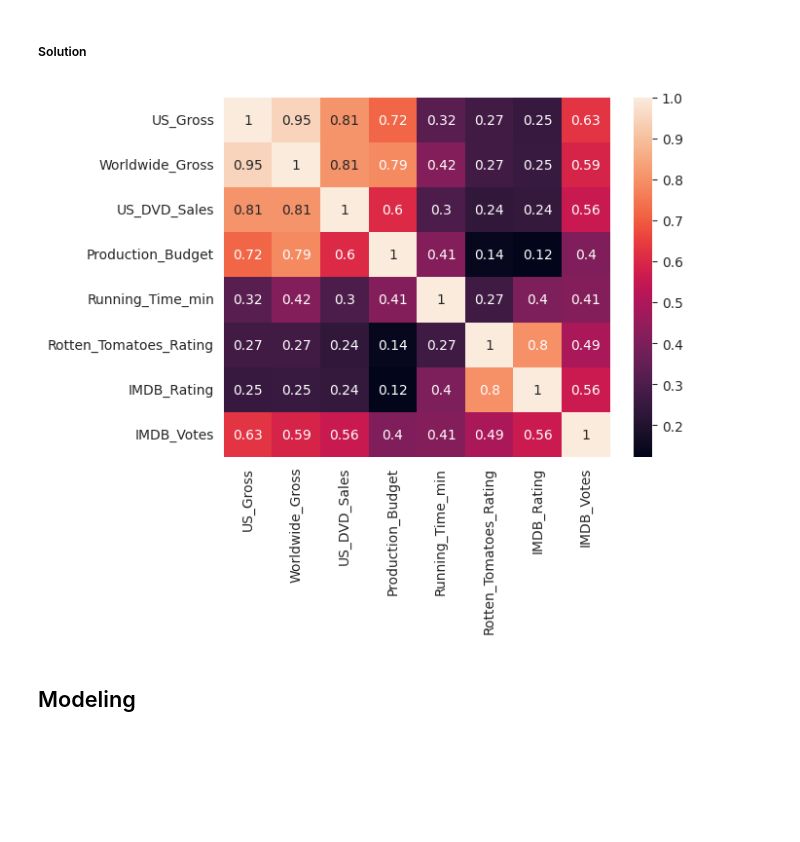
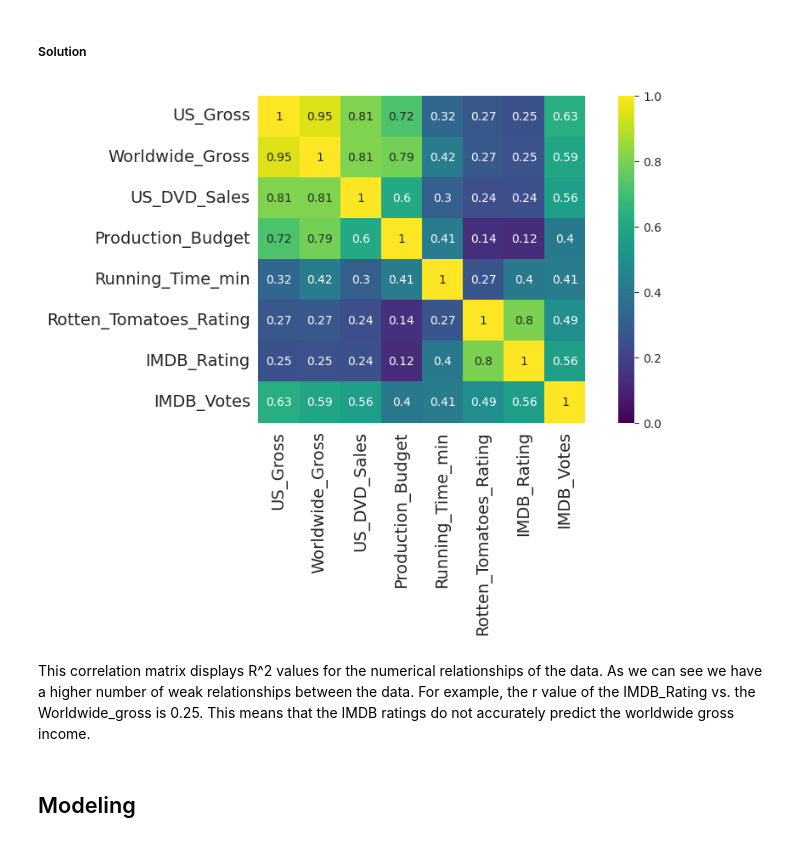
Before and after one commit to KetsiaKay/co2-emission, a Jupyter notebook: Copy_of_MATH_2315_Lab_2.ipynb, the cells around one changed output. Drawn from its saved outputs; the diff is of its cells as text; code cells hidden in the pictures; blank space fills up the shorter version.

```diff
--- a/Copy_of_MATH_2315_Lab_2.ipynb
+++ b/Copy_of_MATH_2315_Lab_2.ipynb
@@ -68,10 +71,17 @@ sns.pairplot(df)
 ##### $\rightarrow$ Plot the correlation matrix to explore relationships between the numerical variables.
 # %% [markdown]
 ##### Solution
-# %%
-sns.heatmap(df.corr(), annot=True)
-plt.show()
-# %% [output]
-[figure, removed]
+# %%
+corr_matrix = df.drop(columns='Title').corr()
+
+plt.figure(figsize = (10,5))
+
+sns.heatmap(corr_matrix, vmax= 1, vmin= 0, square= True, annot= True, cmap= 'viridis')
+
+plt.tick_params(labelsize= 14);
+# %% [output]
+[figure, added]
+# %% [markdown]
+This correlation matrix displays R^2 values for the numerical relationships of the data. As we can see we have a higher number of weak relationships between the data. For example, the r value of the IMDB_Rating vs. the Worldwide_gross is 0.25. This means that the IMDB ratings do not accurately predict the worldwide gross income.
 # %% [markdown]
 ## Modeling
```
Also changed, not shown: parts of 30 cells of this notebook.
